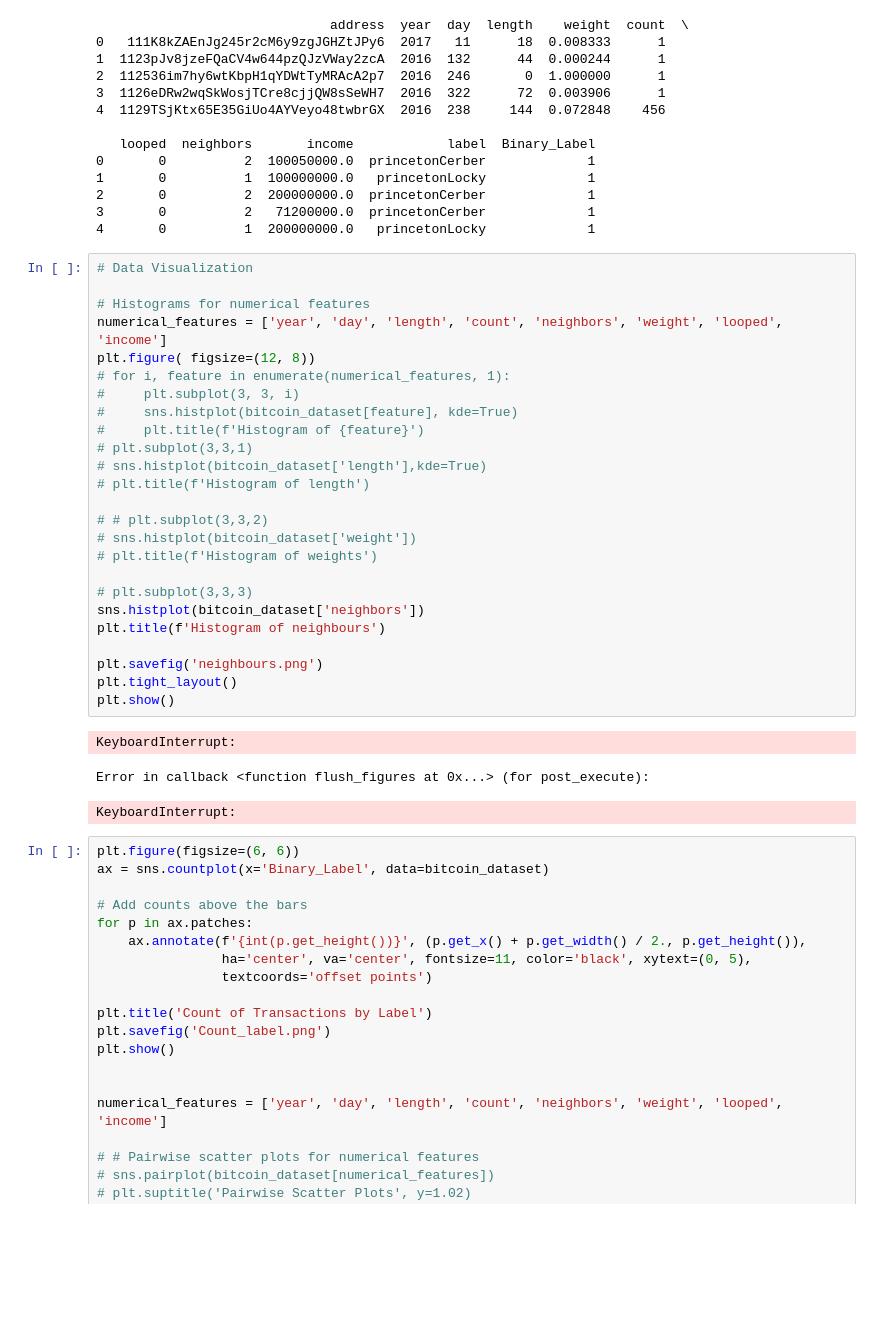
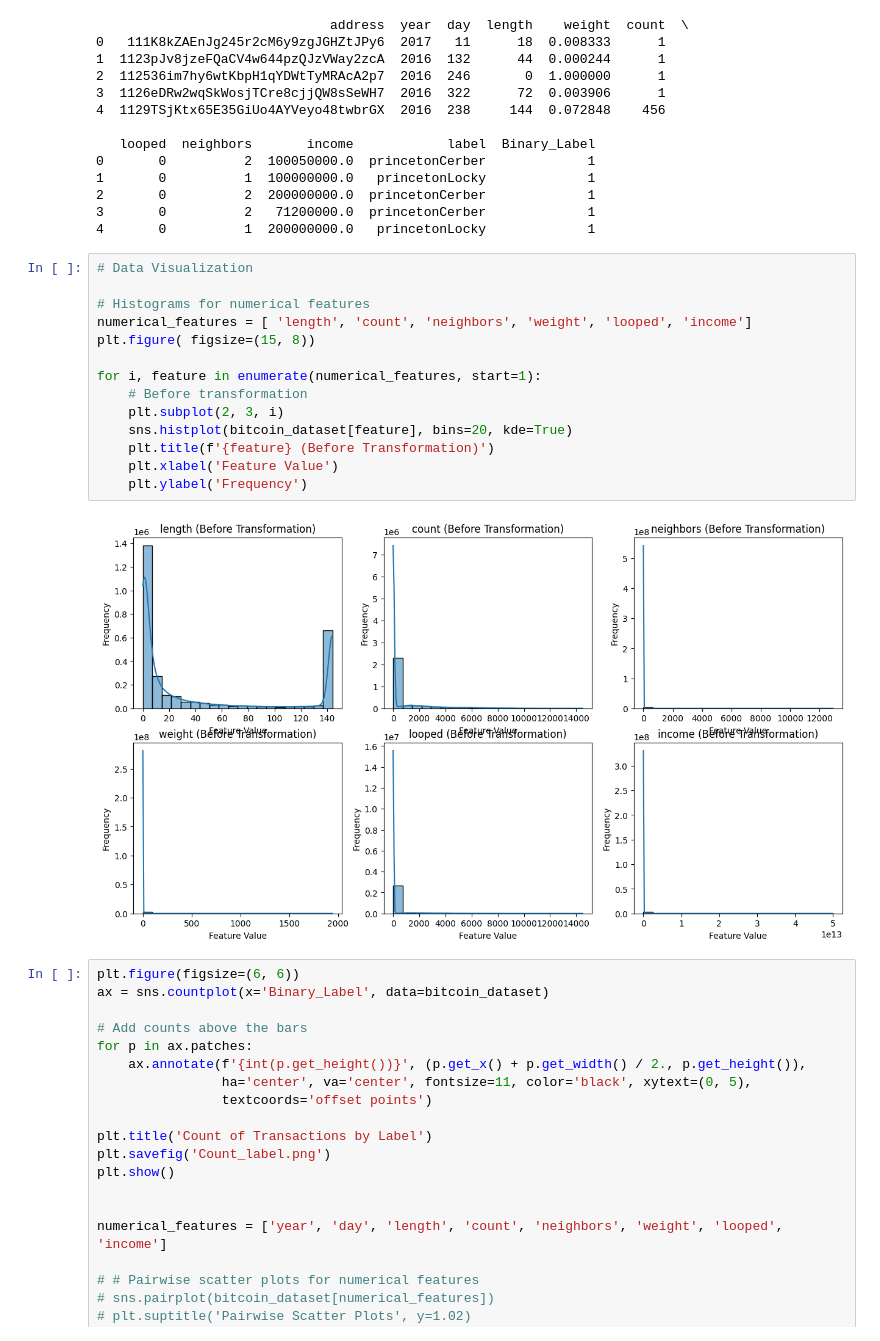
Before and after one commit to cepdnaclk/e19-co544-Bitcoin-Transaction-Analysis-for-Ransomware-Identification, a Jupyter notebook: Bitcoin_Transaction_Analysis.ipynb, the cells around one changed output. Drawn from its saved outputs; the diff is of its cells as text; blank space fills up the shorter version.

```diff
--- a/Bitcoin_Transaction_Analysis.ipynb
+++ b/Bitcoin_Transaction_Analysis.ipynb
@@ -94,32 +94,19 @@ print(bitcoin_dataset.head())
 # %%
 # Data Visualization
 
 # Histograms for numerical features
-numerical_features = ['year', 'day', 'length', 'count', 'neighbors', 'weight', 'looped', 'income']
-plt.figure( figsize=(12, 8))
-# for i, feature in enumerate(numerical_features, 1):
-#     plt.subplot(3, 3, i)
-#     sns.histplot(bitcoin_dataset[feature], kde=True)
-#     plt.title(f'Histogram of {feature}')
-# plt.subplot(3,3,1)
-# sns.histplot(bitcoin_dataset['length'],kde=True)
-# plt.title(f'Histogram of length')
+numerical_features = [ 'length', 'count', 'neighbors', 'weight', 'looped', 'income']
+plt.figure( figsize=(15, 8))
 
-# # plt.subplot(3,3,2)
-# sns.histplot(bitcoin_dataset['weight'])
-# plt.title(f'Histogram of weights')
-
-# plt.subplot(3,3,3)
-sns.histplot(bitcoin_dataset['neighbors'])
-plt.title(f'Histogram of neighbours')
-
-plt.savefig('neighbours.png')
-plt.tight_layout()
-plt.show()
+for i, feature in enumerate(numerical_features, start=1):
+    # Before transformation
+    plt.subplot(2, 3, i)
+    sns.histplot(bitcoin_dataset[feature], bins=20, kde=True)
+    plt.title(f'{feature} (Before Transformation)')
+    plt.xlabel('Feature Value')
+    plt.ylabel('Frequency')
 # %% [output]
-KeyboardInterrupt:
-Error in callback <function flush_figures at 0x...> (for post_execute):
-KeyboardInterrupt:
+[figure, added]
 # %%
 plt.figure(figsize=(6, 6))
 ax = sns.countplot(x='Binary_Label', data=bitcoin_dataset)
```
